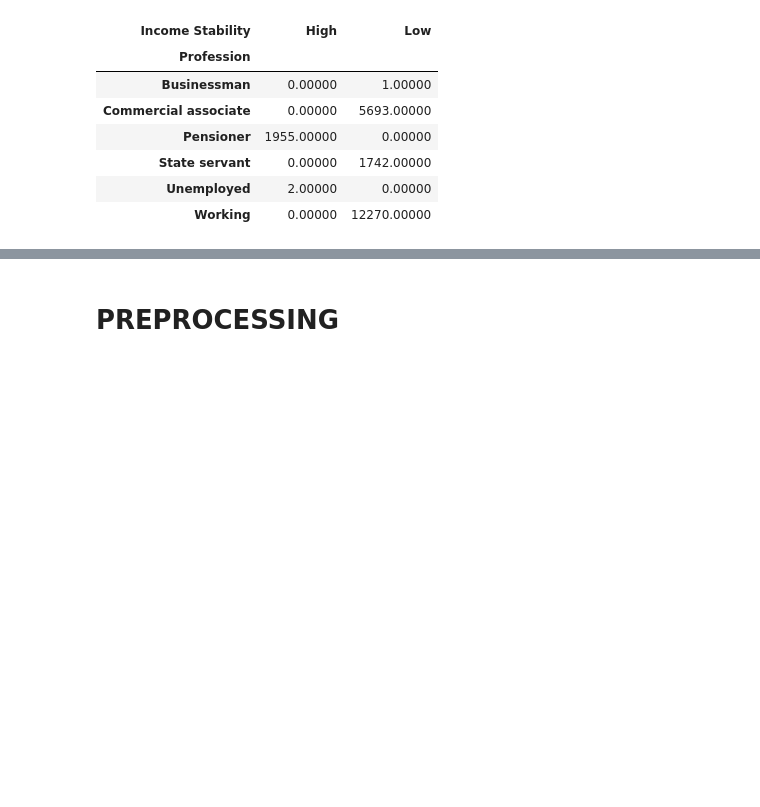
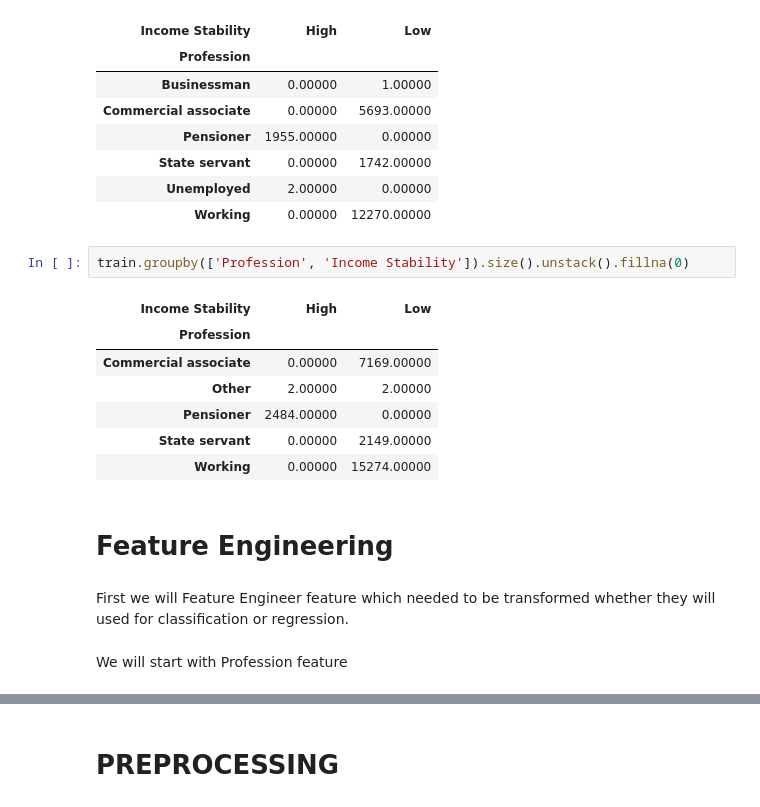
Before and after one commit to shoabahamed/kaggle_notebooks, a Jupyter notebook: classification_regression.ipynb, the cells around one changed output, grey strips where cells are left out. Drawn from its saved outputs; the diff is of its cells as text; blank space fills up the shorter version.

```diff
--- a/classification_regression.ipynb
+++ b/classification_regression.ipynb
@@ -1357,3 +1315,19 @@ i.groupby(['Profession', 'Income Stability']).size().unstack().fillna(0)
 | State servant | 0.00000 | 1742.00000 |
 | Unemployed | 2.00000 | 0.00000 |
 | Working | 0.00000 | 12270.00000 |
+# %%
+train.groupby(['Profession', 'Income Stability']).size().unstack().fillna(0)
+# %% [output]
+| Income Stability | High | Low |
+| Profession |  |  |
+| Commercial associate | 0.00000 | 7169.00000 |
+| Other | 2.00000 | 2.00000 |
+| Pensioner | 2484.00000 | 0.00000 |
+| State servant | 0.00000 | 2149.00000 |
+| Working | 0.00000 | 15274.00000 |
+# %% [markdown]
+# Feature Engineering
+# %% [markdown]
+First we will Feature Engineer feature which needed to be transformed whether they will used for classification or regression.
+# %% [markdown]
+We will start with Profession feature
```
Also changed, not shown: parts of 17 cells of this notebook.
